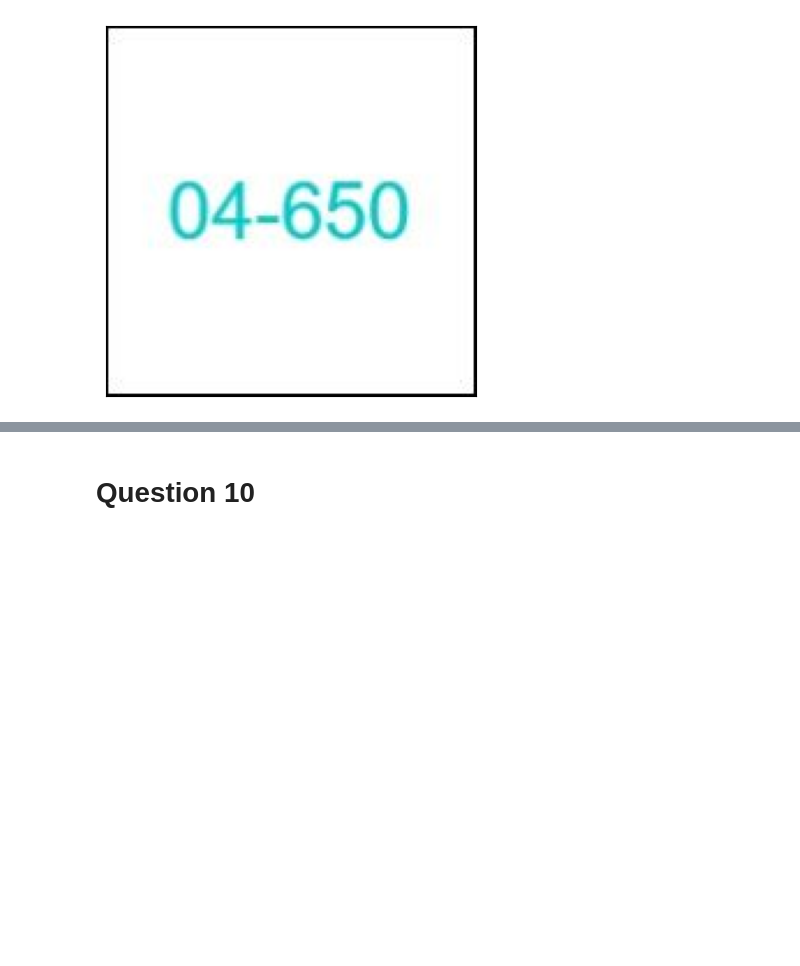
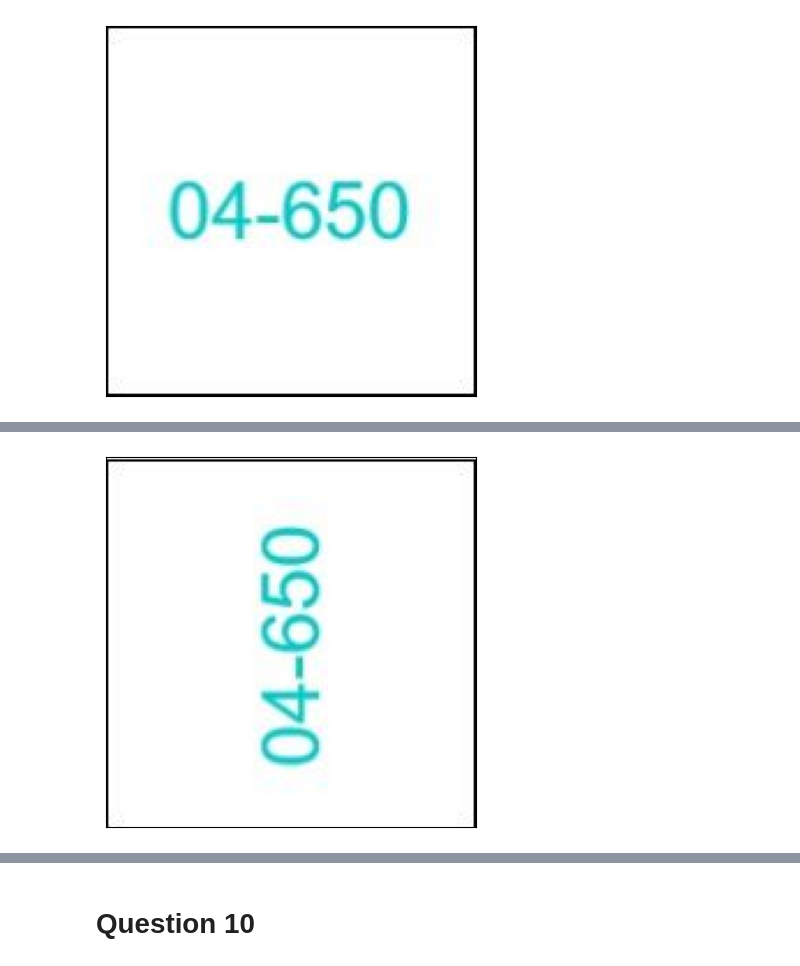
Before and after one commit to kkipngenokoech/MathsRequiredForAI, a Jupyter notebook: latex/handout/HW2_P2.ipynb, the cells around one changed output, grey strips where cells are left out. Drawn from its saved outputs; the diff is of its cells as text; code cells hidden in the pictures; blank space fills up the shorter version.

```diff
--- a/latex/handout/HW2_P2.ipynb
+++ b/latex/handout/HW2_P2.ipynb
@@ -23,7 +36,8 @@ def transform_image(image, A):
         for i in range(width):
             # TODO append the color from the image
             # you can use .append
-            colors.append(j, i)
+            colors.append(img[j,i])
+
 
             # TODO append the centered pixel position
             vectors.append([i-width/2, j-height/2])
@@ -32,7 +46,8 @@ def transform_image(image, A):
 
     # apply your transformation matrix, A, to the pixel positions
     # TODO
-    transformed_vectors = None
+    vectors = np.array(vectors).T
+    transformed_vectors = np.dot(A, vectors)
 
 
 
@@ -40,6 +55,10 @@ def transform_image(image, A):
     transformed_img = np.ones_like(img)*255 # an all white image
     for k, (i,j) in enumerate(zip(*transformed_vectors)):
         # TODO
+        i = int(i + width/2)
+        j = int(j + height/2)
+        if 0 <= i < width and 0 <= j < height:
+            transformed_img[j, i] = colors[k]
 
     # display the transformed image
     plt.imshow(transformed_img, cmap="gray")
@@ -47,9 +66,13 @@ def transform_image(image, A):
 # %%
 # (a) create transformation matrix that realizes the proposed transformation
 # and call the function you implemented above.
-
-A = None # TODO
+A = np.array([
+    [0, 1],
+    [-1, 0]
+])
 transform_image(img, A)
+# %% [output]
+[figure, added]
 # %%
 # (b) create transformation matrix that realizes the proposed transformation
 # and call the function you implemented above.
```
Also changed, not shown: parts of 8 cells of this notebook.
